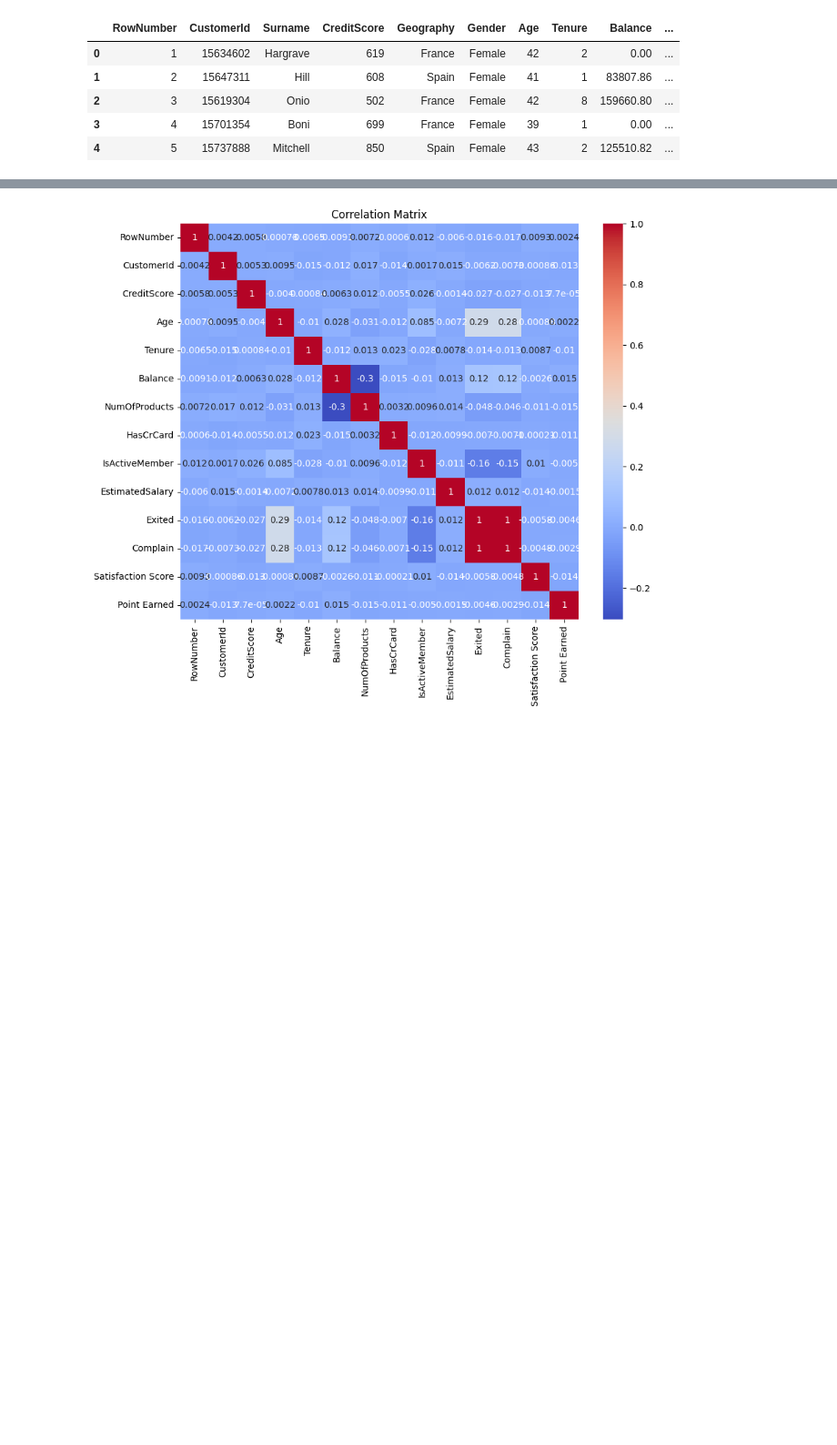
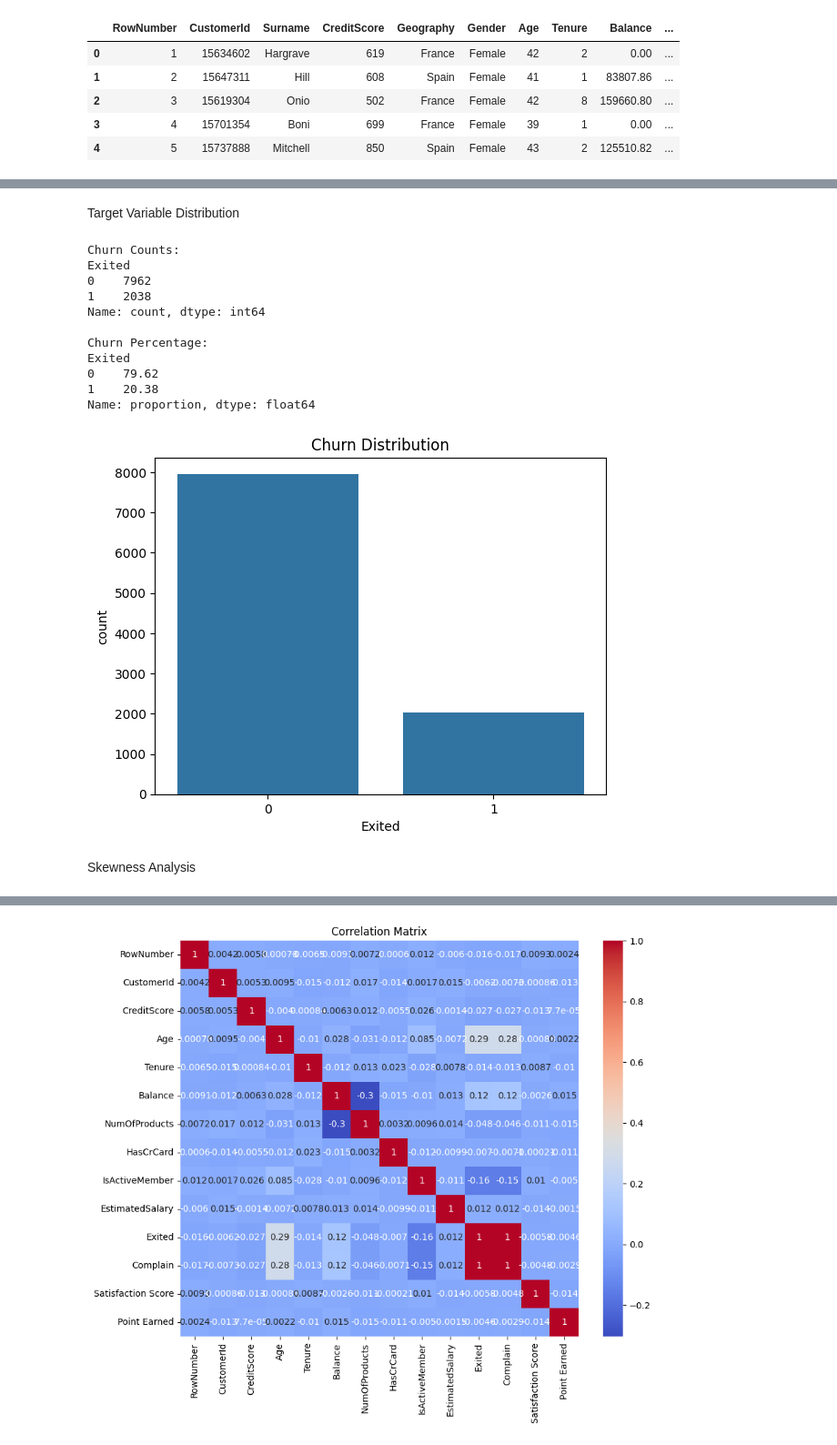
Before and after one commit to bilalislam15/bank-churn-analysis, a Jupyter notebook: EDA (1).ipynb, the cells around one changed output, grey strips where cells are left out. Shown at 91% size. Drawn from its saved outputs; the diff is of its cells as text; code cells hidden in the pictures; blank space fills up the shorter version.

```diff
--- a/EDA (1).ipynb
+++ b/EDA (1).ipynb
@@ -109,0 +145,27 @@ plt.show()
+# %% [markdown]
+Target Variable Distribution
+# %%
+print("Churn Counts:")
+print(df['Exited'].value_counts())
+
+print("\nChurn Percentage:")
+print(df['Exited'].value_counts(normalize=True) * 100)
+
+sns.countplot(x='Exited', data=df)
+plt.title("Churn Distribution")
+plt.show()
+# %% [output]
+Churn Counts:
+Exited
+0    7962
+1    2038
+Name: count, dtype: int64
+
+Churn Percentage:
+Exited
+0    79.62
+1    20.38
+Name: proportion, dtype: float64
+[figure, added]
+# %% [markdown]
+Skewness Analysis
```
Also changed, not shown: parts of 28 cells of this notebook.
